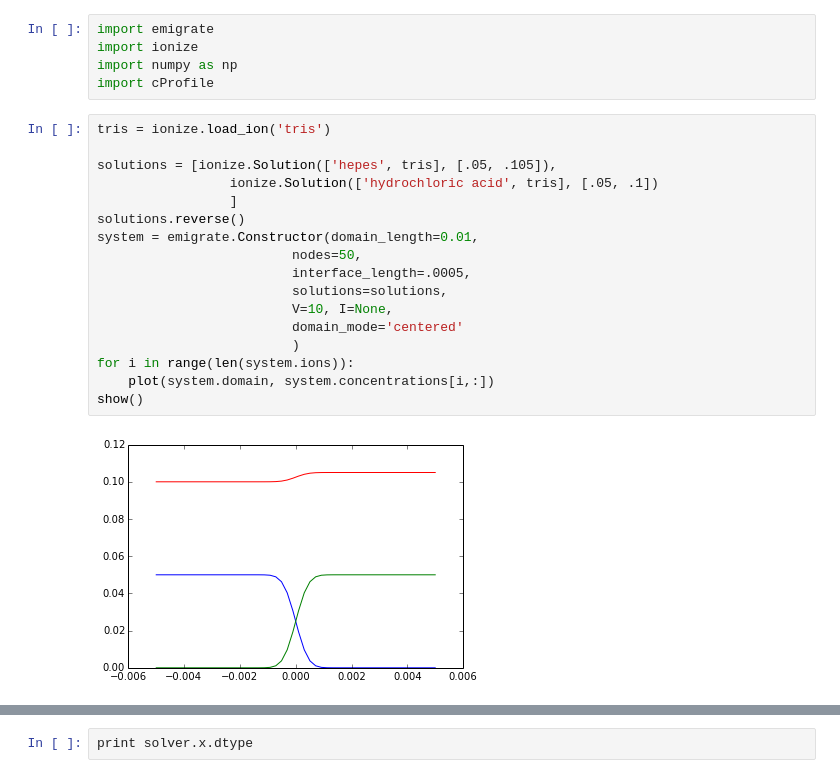
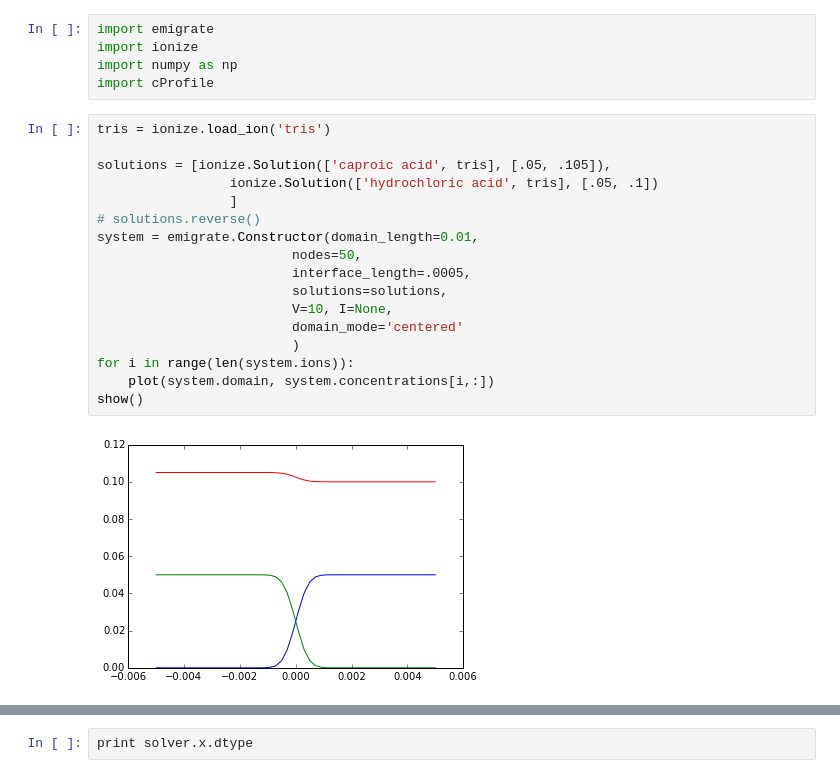
Before and after one commit to lewisamarshall/emigrate, a Jupyter notebook: Tutorial.ipynb, the cells around one changed output, grey strips where cells are left out. Cells and saved outputs as stored; diff of their text form.

```diff
--- a/Tutorial.ipynb
+++ b/Tutorial.ipynb
@@ -10,21 +10,21 @@ import cProfile
 # %%
 tris = ionize.load_ion('tris')
 
-solutions = [ionize.Solution(['hepes', tris], [.05, .105]),
+solutions = [ionize.Solution(['caproic acid', tris], [.05, .105]),
                  ionize.Solution(['hydrochloric acid', tris], [.05, .1])
                  ]
-solutions.reverse()
+# solutions.reverse()
 system = emigrate.Constructor(domain_length=0.01,
                          nodes=50,
                          interface_length=.0005,
                          solutions=solutions,
                          V=10, I=None,
                          domain_mode='centered'
                          )
 for i in range(len(system.ions)):
     plot(system.domain, system.concentrations[i,:])
 show()
 # %% [output]
-[figure, old version]
+[figure, new version]
 # %%
 solver = emigrate.Migrate(system)
```
Also changed, not shown: parts of 8 cells of this notebook, 1 other file.
